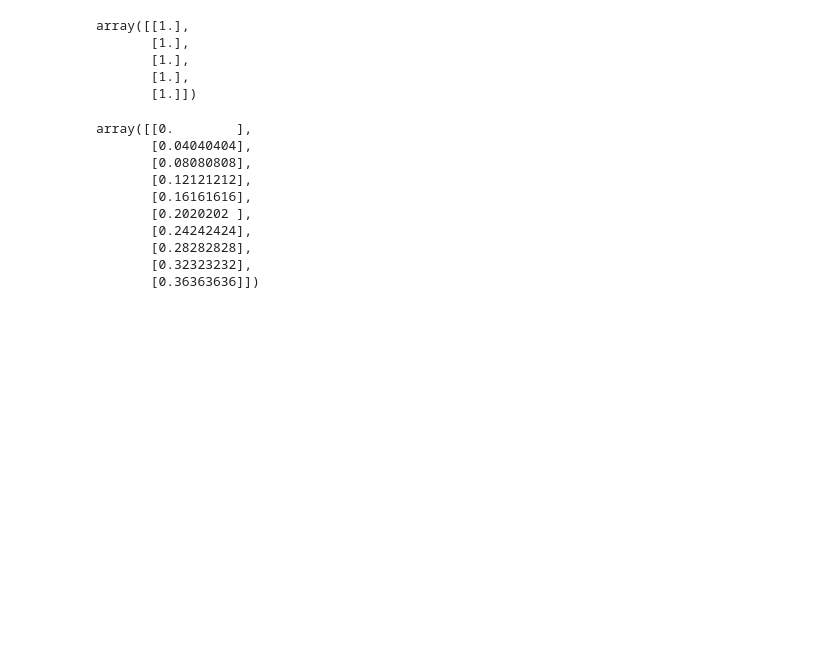
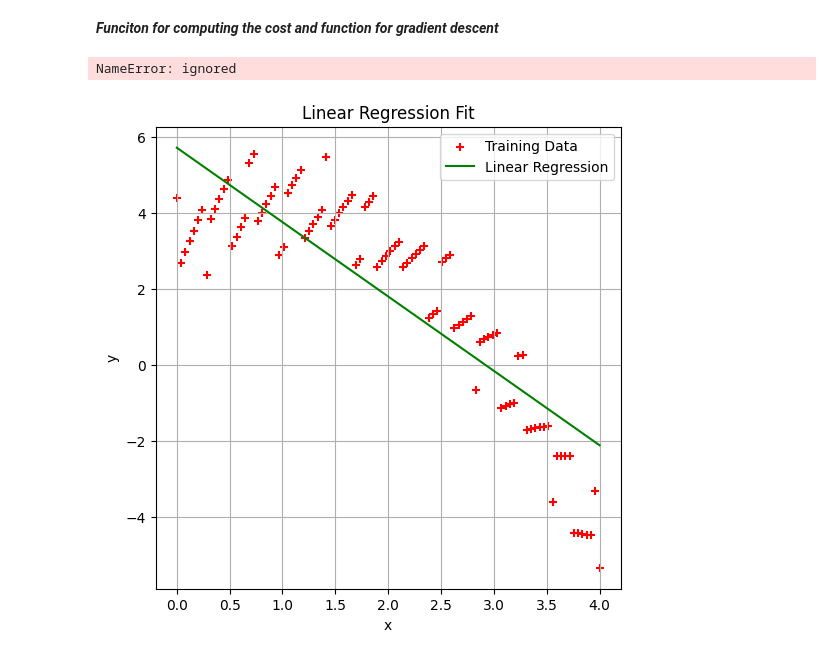
Before and after one commit to Salitre97/ECGR-4105-Intro-to-ML, a Jupyter notebook: Homework1/Homework1.ipynb, the cells around one changed output. Saved outputs shown, nothing was run; the diff lists cells and outputs as text; code cells hidden in the pictures; blank space fills up the shorter version.

```diff
--- a/Homework1/Homework1.ipynb
+++ b/Homework1/Homework1.ipynb
@@ -93,23 +64,2 @@ plt.show()
-# %%
-x_0 = np.ones((m, 1))
-x_0[:5]
-# %% [output]
-array([[1.],
-       [1.],
-       [1.],
-       [1.],
-       [1.]])
-# %%
-x_1 = x1.reshape(m,1)
-x_1[:10]
-# %% [output]
-array([[0.        ],
-       [0.04040404],
-       [0.08080808],
-       [0.12121212],
-       [0.16161616],
-       [0.2020202 ],
-       [0.24242424],
-       [0.28282828],
-       [0.32323232],
-       [0.36363636]])
+# %% [markdown]
+***Funciton for computing the cost and function for gradient descent***
@@ -115,0 +116,54 @@ array([[0.        ],
+# %%
+          """---Training Model for X1---"""
+# Create a column vector of ones. Will be used as the "bias" term for the linear regression
+X_0 = np.ones((m, 1))
+
+# Reshaping features (X) to make it a 2D array suitable for matrix operations
+X_1 = X1.reshape(m, 1)
+
+# Lets use hstack() function from numpy to stack X_0 and X_1 horizontally (i.e column)
+# This will be our final x matrix (feature)
+X = np.hstack((X_0, X_1))
+
+
+# Initialize theta to zeros
+theta = np.zeros(2)
+
+# Lets compute the cosst for theta values
+cost = compute_cost(X, y, theta)
+print('The cost for given values of theta_0 and theta_1 =', cost)
+
+
+theta = [0., 0.]
+
+
+
+theta, cost_history = gradient_descent(X, y, theta, alpha, iterations)
+
+print('Final value of theta =', theta)
+print('cost_history =', cost_history)
+# %% [output]
+NameError: ignored
+# %%
+                """---linear Regression for X1----"""
+# Assuming that X, y and theta are already defined
+# Also assuming that X has two columns: a feature column and a column of ones
+
+# Scatter plot for the training data
+plt.scatter(X[:, 1,], y, color='red', marker='+', label='Training Data')
+
+# Line plot for the linear regression model
+plt.plot(X[:, 1], X.dot(theta), color='green', label='Linear Regression')
+
+# Plot customizations
+plt.rcParams["figure.figsize"] = (10, 6)
+plt.grid(True)
+plt.xlabel('x')
+plt.ylabel('y')
+plt.title('Linear Regression Fit')
+plt.legend()
+
+# Show the plot
+plt.show()
+# %% [output]
+[figure, added]
```
Also changed, not shown: parts of 22 cells of this notebook.
